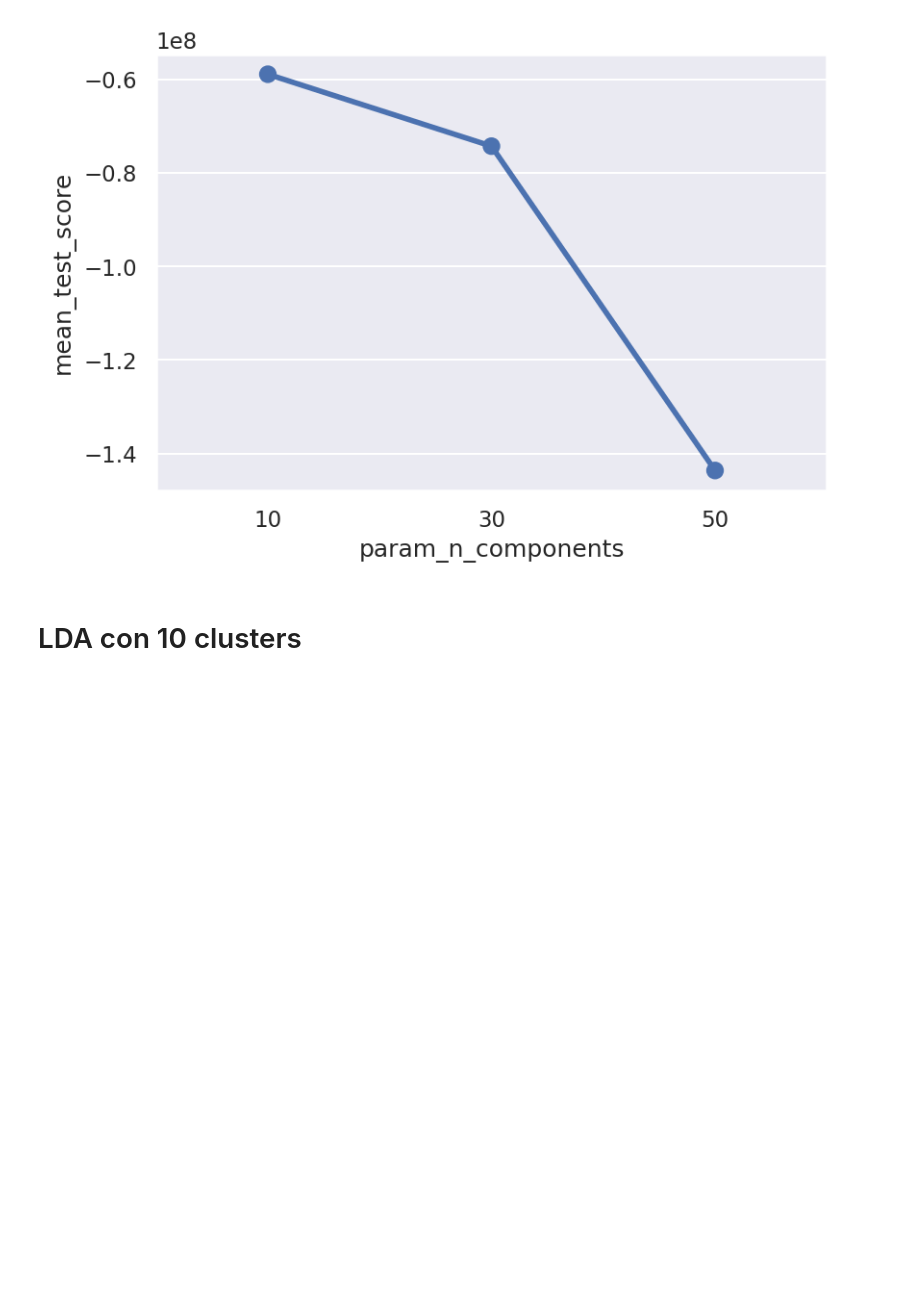
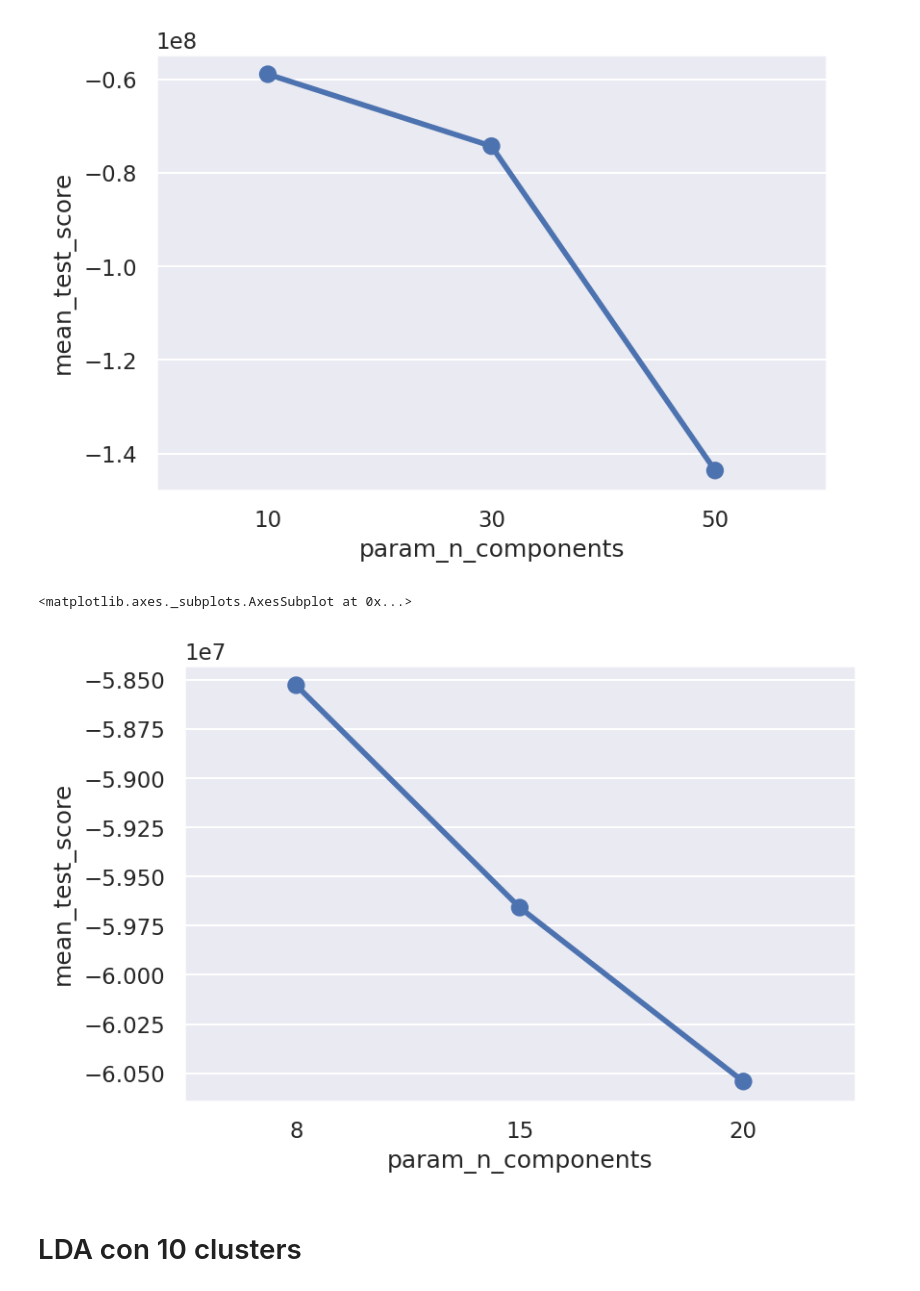
Before and after one commit to LCaravaggio/politext, a Jupyter notebook: GS.ipynb, the cells around one changed output. Drawn from its saved outputs; the diff is of its cells as text; code cells hidden in the pictures; blank space fills up the shorter version.

```diff
--- a/GS.ipynb
+++ b/GS.ipynb
@@ -176,3 +176,33 @@ sns.pointplot(x="param_n_components",
 # %% [output]
 <matplotlib.axes._subplots.AxesSubplot at 0x...>
 [figure]
+# %%
+# LDA en Sklearn tiene un resultado de score correspondiente al log-likelihood. En base a ese criterio se identifica el número óptimo de clusters.
+
+from sklearn.model_selection import GridSearchCV
+
+search_params = {'n_components': [8, 15, 20]}
+
+model = LatentDirichletAllocation(max_iter=5, learning_method='online', learning_offset=50.,random_state=0)
+
+gridsearch = GridSearchCV(model,
+                          param_grid=search_params,
+                          n_jobs=-1,
+                          verbose=1,
+                          cv=2)
+gridsearch.fit(matrix)
+# %%
+import seaborn as sns
+
+## Save the best model
+best_lda = gridsearch.best_estimator_
+
+cv_results_df = pd.DataFrame(gridsearch.cv_results_)
+
+sns.set(rc={"figure.dpi":150, 'savefig.dpi':150})
+sns.pointplot(x="param_n_components",
+              y="mean_test_score",
+              data=cv_results_df)
+# %% [output]
+<matplotlib.axes._subplots.AxesSubplot at 0x...>
+[figure, added]
```
Also changed, not shown: parts of 1 cell of this notebook.
